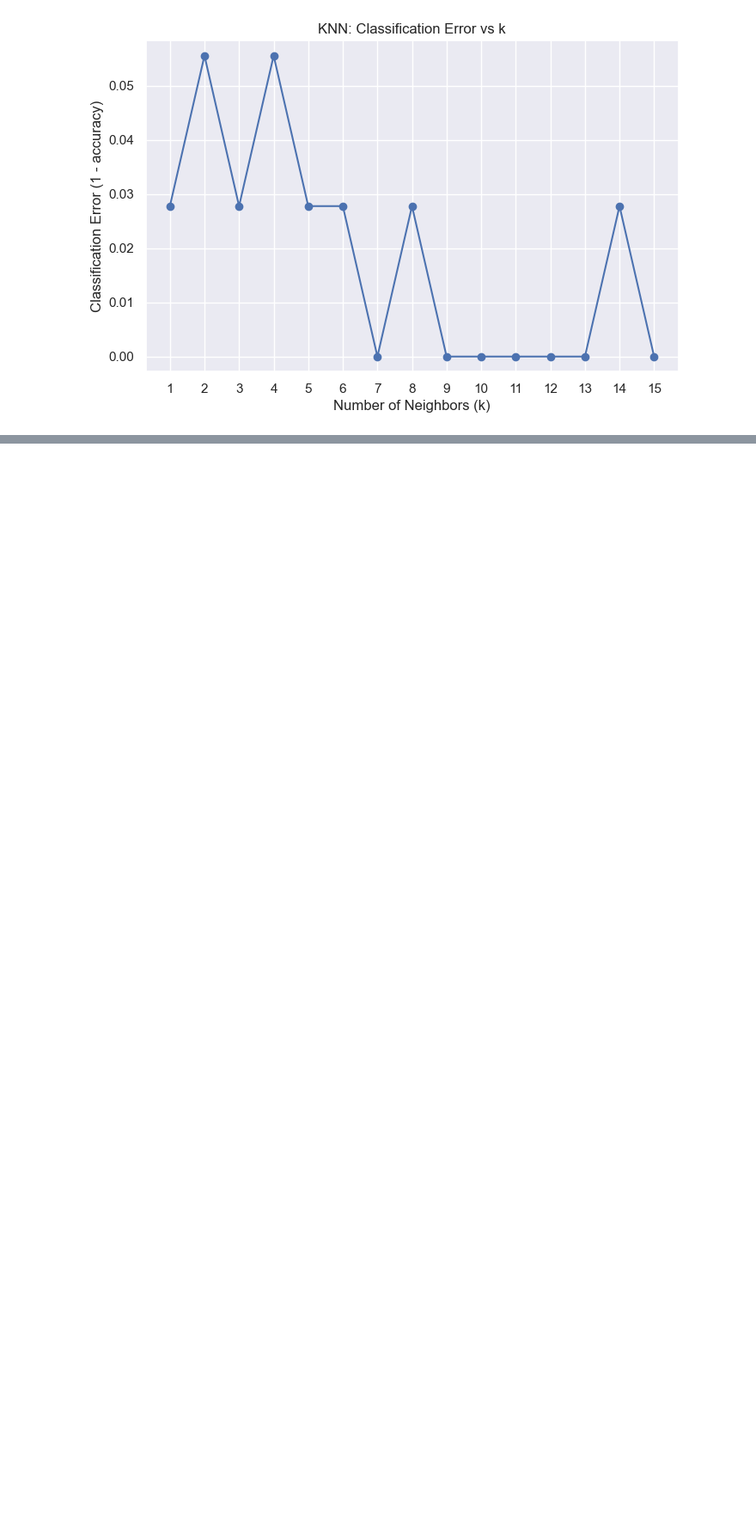
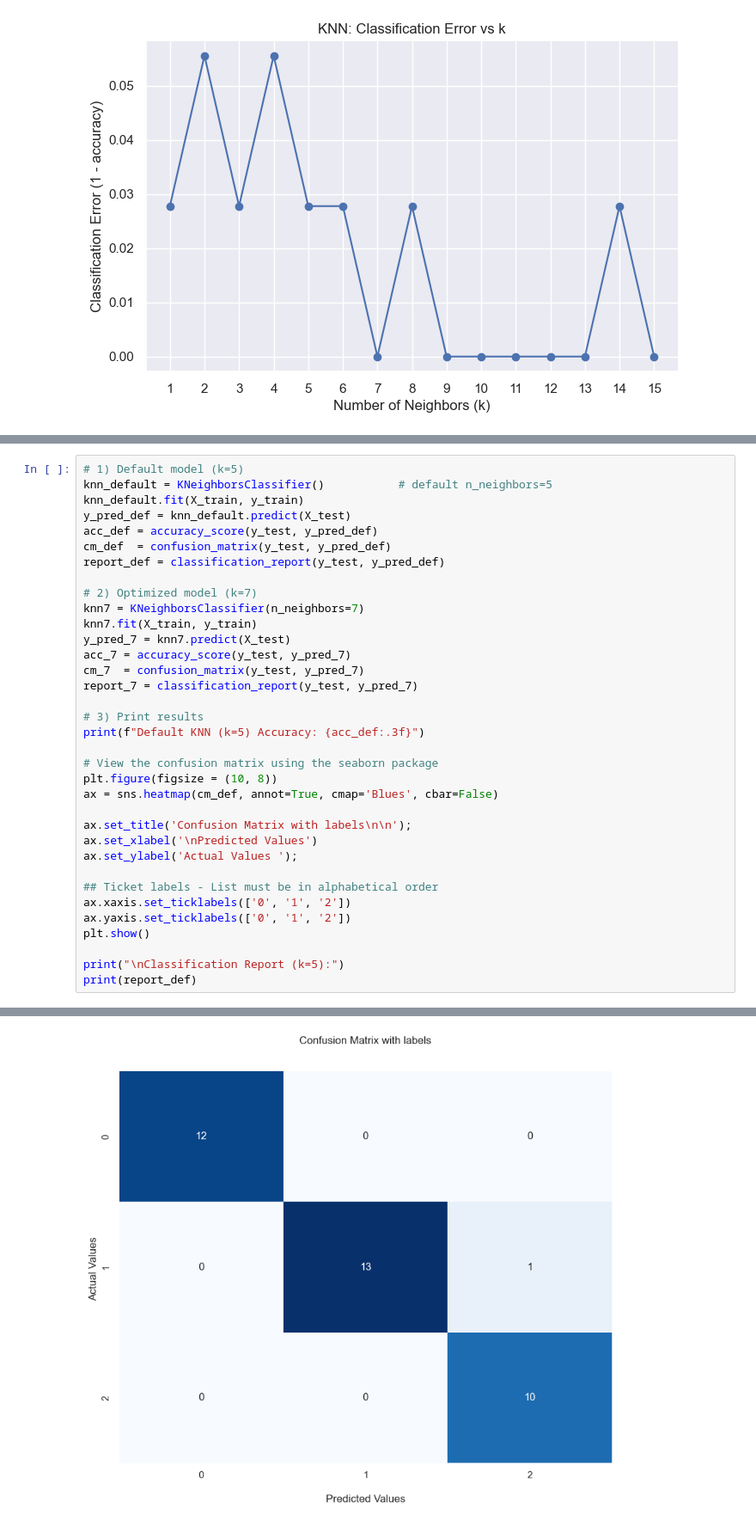
Before and after one commit to t0dd26/CMOR438-Spring-2025, a Jupyter notebook: Supervised ML/Classification/KNN.ipynb, the cells around one changed output, grey strips where cells are left out. Shown at 86% size. Cells and saved outputs as stored; diff of their text form; blank space fills up the shorter version.

```diff
--- a/Supervised ML/Classification/KNN.ipynb
+++ b/Supervised ML/Classification/KNN.ipynb
@@ -229,0 +230,36 @@ plt.show()
+# %%
+# 1) Default model (k=5)
+knn_default = KNeighborsClassifier()           # default n_neighbors=5
+knn_default.fit(X_train, y_train)
+y_pred_def = knn_default.predict(X_test)
+acc_def = accuracy_score(y_test, y_pred_def)
+cm_def  = confusion_matrix(y_test, y_pred_def)
+report_def = classification_report(y_test, y_pred_def)
+
+# 2) Optimized model (k=7)
+knn7 = KNeighborsClassifier(n_neighbors=7)
+knn7.fit(X_train, y_train)
+y_pred_7 = knn7.predict(X_test)
+acc_7 = accuracy_score(y_test, y_pred_7)
+cm_7  = confusion_matrix(y_test, y_pred_7)
+report_7 = classification_report(y_test, y_pred_7)
+
+# 3) Print results
+print(f"Default KNN (k=5) Accuracy: {acc_def:.3f}")
+
+# View the confusion matrix using the seaborn package
+plt.figure(figsize = (10, 8))
+ax = sns.heatmap(cm_def, annot=True, cmap='Blues', cbar=False)
+
+ax.set_title('Confusion Matrix with labels\n\n');
+ax.set_xlabel('\nPredicted Values')
+ax.set_ylabel('Actual Values ');
+
+## Ticket labels - List must be in alphabetical order
+ax.xaxis.set_ticklabels(['0', '1', '2'])
+ax.yaxis.set_ticklabels(['0', '1', '2'])
+plt.show()
+
+print("\nClassification Report (k=5):")
+print(report_def)
+# %% [output]
@@ -229,0 +267 @@ plt.show()
+[figure, added]
```
Also changed, not shown: parts of 6 cells of this notebook, 9 other files.
